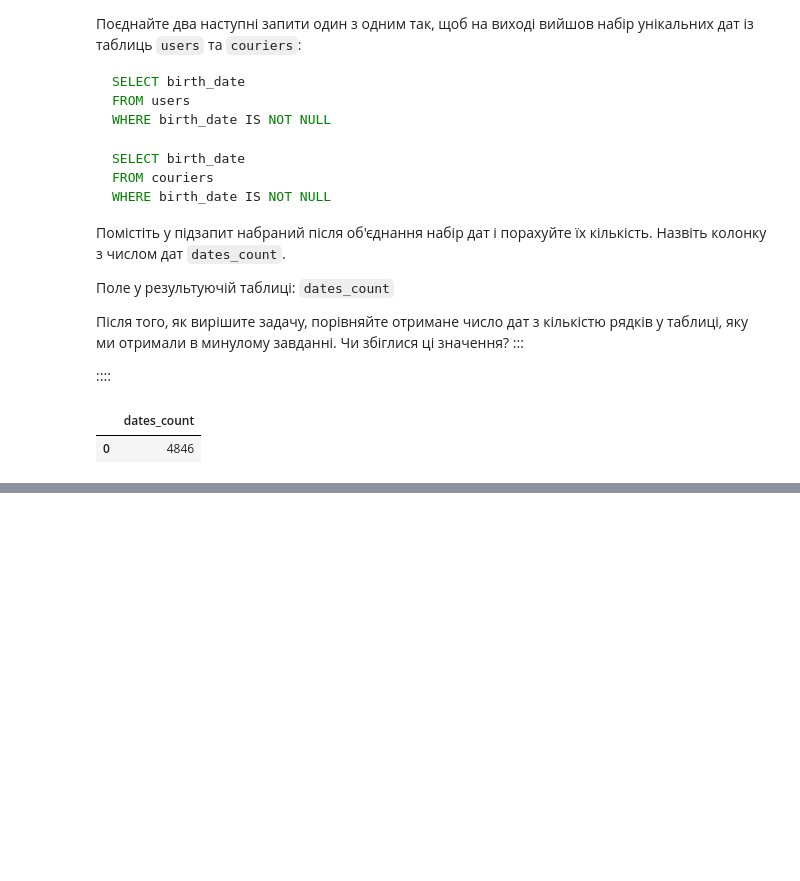
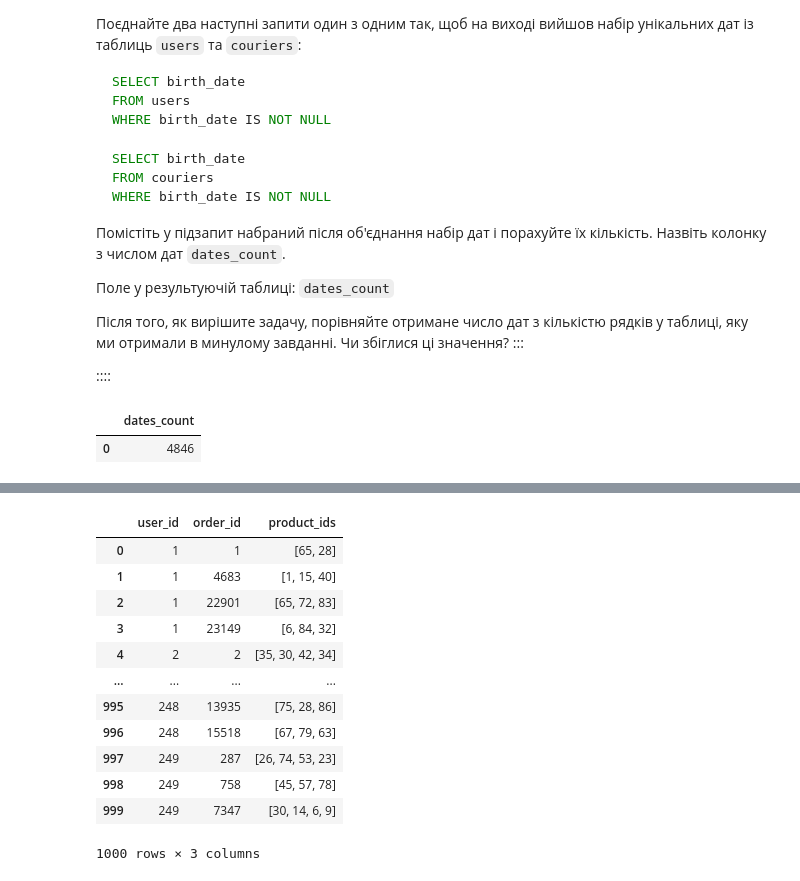
Before and after one commit to Aranaur/py4ds, a Jupyter notebook: sql_join.ipynb, the cells around one changed output, grey strips where cells are left out. Cells and saved outputs as stored; diff of their text form; code cells hidden in the pictures; blank space fills up the shorter version.

```diff
--- a/sql_join.ipynb
+++ b/sql_join.ipynb
@@ -985,0 +1155,29 @@ FROM sub_union
+# %%
+#| code-fold: true
+#| code-summary: "Рішення"
+
+%%sql
+SELECT  user_id,
+        order_id,
+        product_ids
+FROM user_actions
+LEFT JOIN orders using (order_id)
+WHERE  order_id in (SELECT order_id
+                    FROM   courier_actions
+                    WHERE  action = 'deliver_order')
+ORDER BY user_id, order_id
+LIMIT 1000
+# %% [output]
+|  | user_id | order_id | product_ids |
+| 0 | 1 | 1 | [65, 28] |
+| 1 | 1 | 4683 | [1, 15, 40] |
+| 2 | 1 | 22901 | [65, 72, 83] |
+| 3 | 1 | 23149 | [6, 84, 32] |
+| 4 | 2 | 2 | [35, 30, 42, 34] |
+| ... | ... | ... | ... |
+| 995 | 248 | 13935 | [75, 28, 86] |
+| 996 | 248 | 15518 | [67, 79, 63] |
+| 997 | 249 | 287 | [26, 74, 53, 23] |
+| 998 | 249 | 758 | [45, 57, 78] |
+| 999 | 249 | 7347 | [30, 14, 6, 9] |
+1000 rows × 3 columns
```
Also changed, not shown: parts of 15 cells of this notebook, 2 other files.
